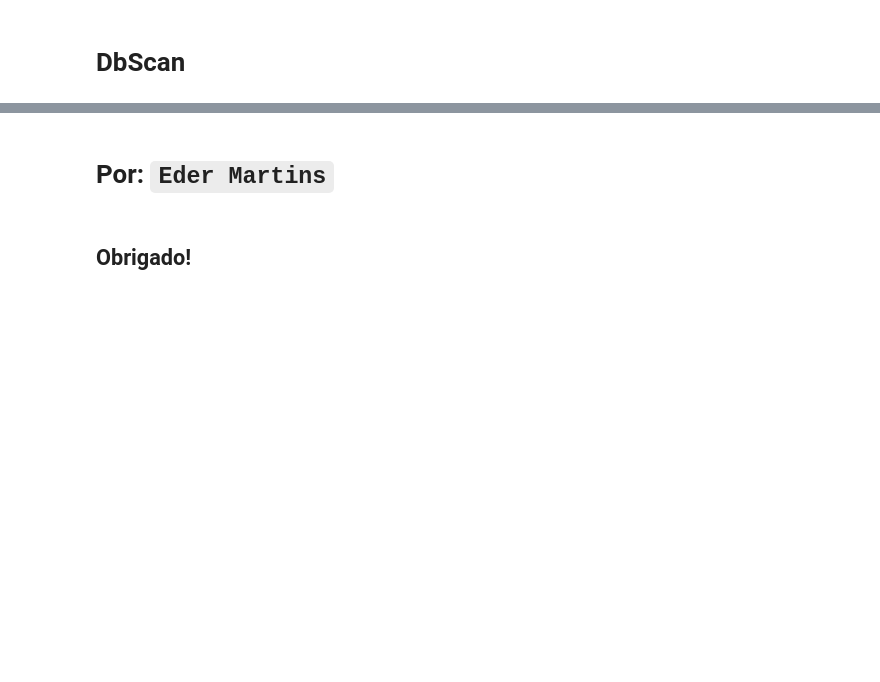
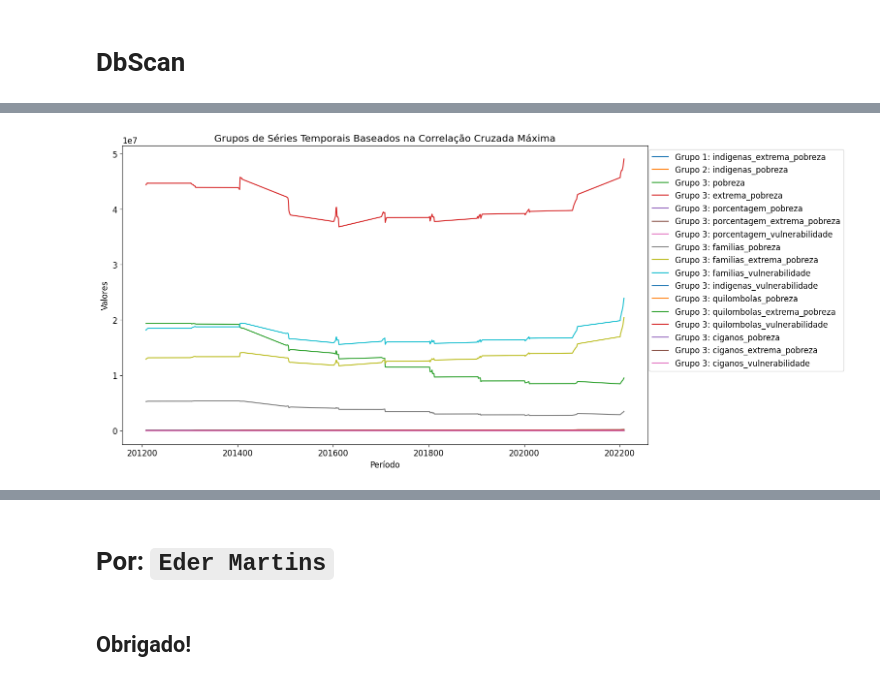
Before and after one commit to edermartins/ia-lab, a Jupyter notebook: clustering_models_validation/clustering_models_validation_final.ipynb, the cells around one changed output, grey strips where cells are left out. Saved outputs shown, nothing was run; the diff lists cells and outputs as text; code cells hidden in the pictures; blank space fills up the shorter version.

```diff
--- a/clustering_models_validation/clustering_models_validation_final.ipynb
+++ b/clustering_models_validation/clustering_models_validation_final.ipynb
@@ -575,0 +611,64 @@ plt.show()
+# %%
+# Função para calcular a correlação cruzada máxima
+def max_cross_correlation(series1, series2):
+    corr = correlate(series1, series2, mode='full')
+    return np.max(corr) / (np.std(series1) * np.std(series2) * len(series1))
+# %%
+# Copiando o dataset
+data = df.copy()
+
+# Selecionar as séries temporais que deseja analisar
+series_columns = [
+    'pobreza', 'extrema_pobreza', 'porcentagem_pobreza',
+    'porcentagem_extrema_pobreza', 'porcentagem_vulnerabilidade', 'familias_pobreza',
+    'familias_extrema_pobreza', 'familias_vulnerabilidade', 'indigenas_pobreza',
+    'indigenas_extrema_pobreza', 'indigenas_vulnerabilidade', 'quilombolas_pobreza',
+    'quilombolas_extrema_pobreza', 'quilombolas_vulnerabilidade', 'ciganos_pobreza',
+    'ciganos_extrema_pobreza', 'ciganos_vulnerabilidade'
+]
+
+# Extrair as séries temporais
+series = data[series_columns].T
+
+# Criar a matriz de correlação cruzada máxima
+n = len(series)
+cross_corr_matrix = np.zeros((n, n))
+
+for i in range(n):
+    for j in range(n):
+        if i != j:
+            cross_corr_matrix[i, j] = max_cross_correlation(series[i], series[j])
+        else:
+            cross_corr_matrix[i, j] = 1.0  # Correlação máxima consigo mesma
+
+# Normalizar a matriz de correlação cruzada máxima
+scaler = StandardScaler()
+cross_corr_matrix_normalized = scaler.fit_transform(cross_corr_matrix)
+
+# Aplicar KMeans para agrupar as séries temporais
+n_clusters = 3
+kmeans = KMeans(n_clusters=n_clusters, random_state=0).fit(cross_corr_matrix_normalized)
+labels = kmeans.labels_
+
+# Criar um DataFrame para armazenar os grupos
+group_df = pd.DataFrame({
+    'serie': series_columns,
+    'grupo': labels
+})
+
+# Plotar os dados
+plt.figure(figsize=(14, 8))
+
+for label in range(n_clusters):
+    for serie in series_columns:
+        serie_data = data[serie]
+        if group_df[group_df['serie'] == serie]['grupo'].values[0] == label:
+            plt.plot(data['periodo'], serie_data, label=f'Grupo {label + 1}: {serie}')
+
+plt.xlabel('Período')
+plt.ylabel('Valores')
+plt.title('Grupos de Séries Temporais Baseados na Correlação Cruzada Máxima')
+plt.legend(loc='upper right', bbox_to_anchor=(1.38, 1))
+plt.show()
+# %% [output]
+[figure, added]
```
Also changed, not shown: parts of 24 cells of this notebook, 2 other files.
